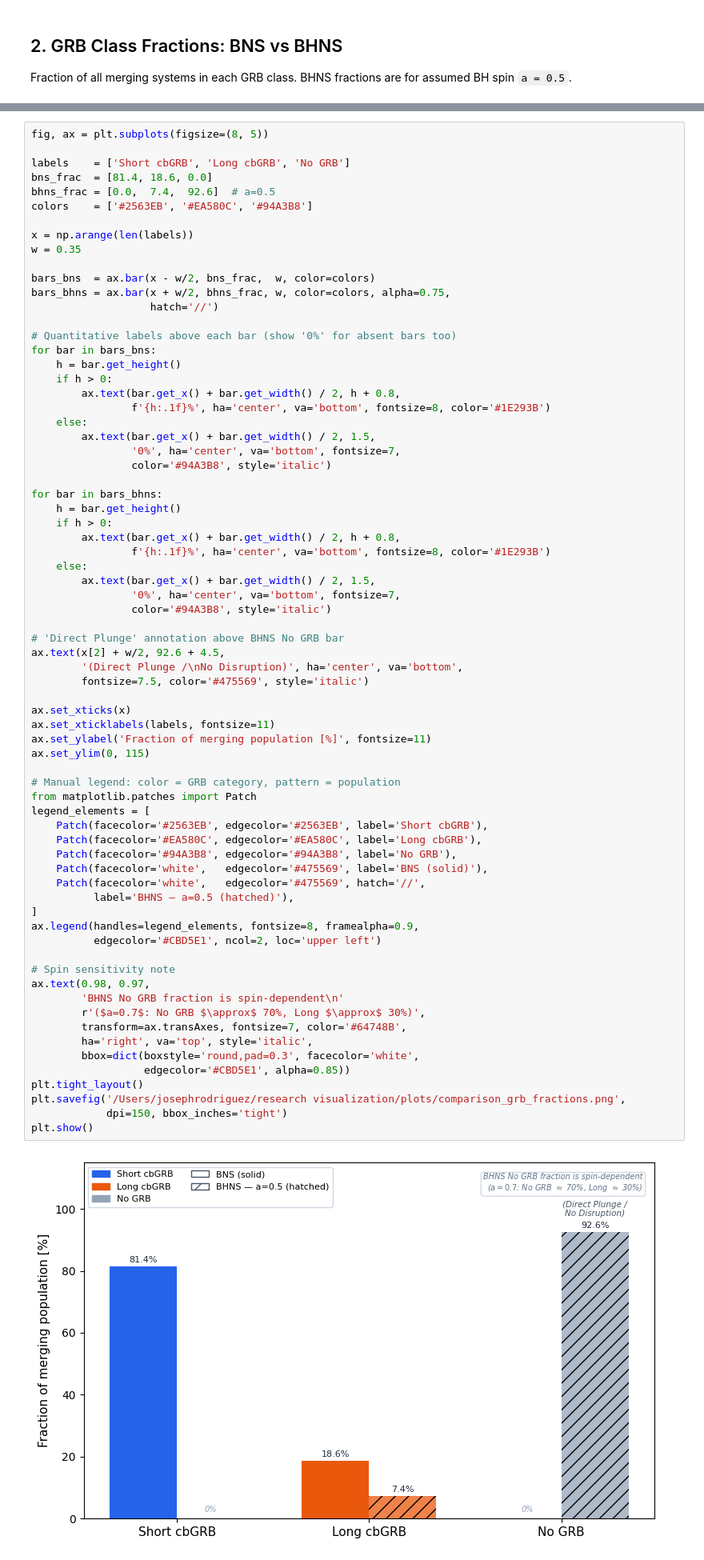
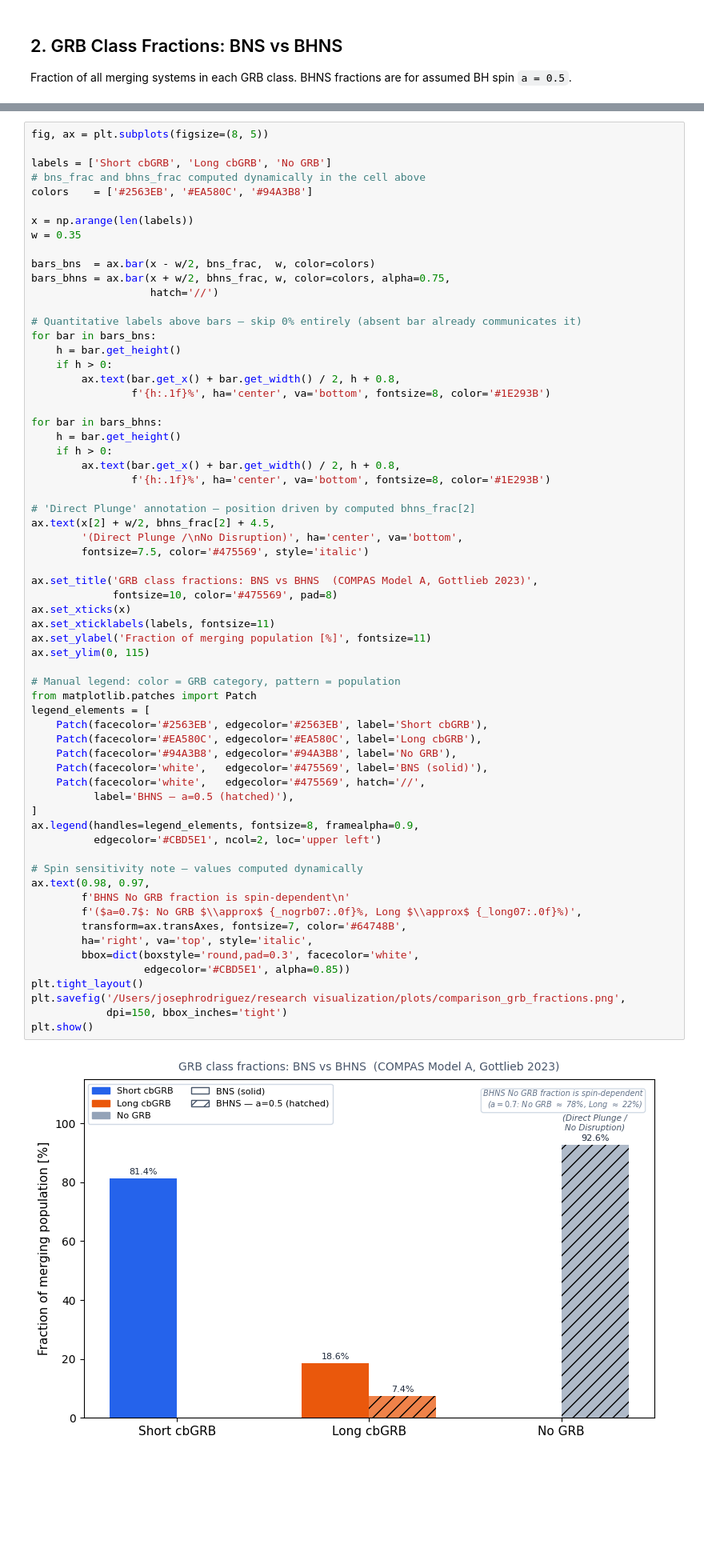
Before and after one commit to jorodgrz/GRBproject, a Jupyter notebook: GRB_comparsion.ipynb, the cells around one changed output, grey strips where cells are left out. Shown at 80% size. Saved outputs shown, nothing was run; the diff lists cells and outputs as text; blank space fills up the shorter version.

Commit message:
Add GRB channel fraction, metallicity vs delay time plots; update README

```diff
--- a/GRB_comparsion.ipynb
+++ b/GRB_comparsion.ipynb
@@ -42,9 +117,8 @@ Fraction of all merging systems in each GRB class. BHNS fractions are for assume
 # %%
 fig, ax = plt.subplots(figsize=(8, 5))
 
-labels    = ['Short cbGRB', 'Long cbGRB', 'No GRB']
-bns_frac  = [81.4, 18.6, 0.0]
-bhns_frac = [0.0,  7.4,  92.6]  # a=0.5
+labels = ['Short cbGRB', 'Long cbGRB', 'No GRB']
+# bns_frac and bhns_frac computed dynamically in the cell above
 colors    = ['#2563EB', '#EA580C', '#94A3B8']
 
 x = np.arange(len(labels))
@@ -54,64 +128,58 @@ bars_bns  = ax.bar(x - w/2, bns_frac,  w, color=colors)
 bars_bhns = ax.bar(x + w/2, bhns_frac, w, color=colors, alpha=0.75,
                    hatch='//')
 
-# Quantitative labels above each bar (show '0%' for absent bars too)
+# Quantitative labels above bars — skip 0% entirely (absent bar already communicates it)
 for bar in bars_bns:
     h = bar.get_height()
     if h > 0:
         ax.text(bar.get_x() + bar.get_width() / 2, h + 0.8,
                 f'{h:.1f}%', ha='center', va='bottom', fontsize=8, color='#1E293B')
-    else:
-        ax.text(bar.get_x() + bar.get_width() / 2, 1.5,
-                '0%', ha='center', va='bottom', fontsize=7,
-                color='#94A3B8', style='italic')
 
 for bar in bars_bhns:
     h = bar.get_height()
     if h > 0:
         ax.text(bar.get_x() + bar.get_width() / 2, h + 0.8,
                 f'{h:.1f}%', ha='center', va='bottom', fontsize=8, color='#1E293B')
-    else:
-        ax.text(bar.get_x() + bar.get_width() / 2, 1.5,
-                '0%', ha='center', va='bottom', fontsize=7,
-                color='#94A3B8', style='italic')
 
-# 'Direct Plunge' annotation above BHNS No GRB bar
-ax.text(x[2] + w/2, 92.6 + 4.5,
+# 'Direct Plunge' annotation — position driven by computed bhns_frac[2]
+ax.text(x[2] + w/2, bhns_frac[2] + 4.5,
         '(Direct Plunge /\nNo Disruption)', ha='center', va='bottom',
         fontsize=7.5, color='#475569', style='italic')
 
+ax.set_title('GRB class fractions: BNS vs BHNS  (COMPAS Model A, Gottlieb 2023)',
+             fontsize=10, color='#475569', pad=8)
 ax.set_xticks(x)
 ax.set_xticklabels(labels, fontsize=11)
 ax.set_ylabel('Fraction of merging population [%]', fontsize=11)
 ax.set_ylim(0, 115)
 
 # Manual legend: color = GRB category, pattern = population
 from matplotlib.patches import Patch
 legend_elements = [
     Patch(facecolor='#2563EB', edgecolor='#2563EB', label='Short cbGRB'),
     Patch(facecolor='#EA580C', edgecolor='#EA580C', label='Long cbGRB'),
     Patch(facecolor='#94A3B8', edgecolor='#94A3B8', label='No GRB'),
     Patch(facecolor='white',   edgecolor='#475569', label='BNS (solid)'),
     Patch(facecolor='white',   edgecolor='#475569', hatch='//',
           label='BHNS — a=0.5 (hatched)'),
 ]
 ax.legend(handles=legend_elements, fontsize=8, framealpha=0.9,
           edgecolor='#CBD5E1', ncol=2, loc='upper left')
 
-# Spin sensitivity note
+# Spin sensitivity note — values computed dynamically
 ax.text(0.98, 0.97,
-        'BHNS No GRB fraction is spin-dependent\n'
-        r'($a=0.7$: No GRB $\approx$ 70%, Long $\approx$ 30%)',
+        f'BHNS No GRB fraction is spin-dependent\n'
+        f'($a=0.7$: No GRB $\\approx$ {_nogrb07:.0f}%, Long $\\approx$ {_long07:.0f}%)',
         transform=ax.transAxes, fontsize=7, color='#64748B',
         ha='right', va='top', style='italic',
         bbox=dict(boxstyle='round,pad=0.3', facecolor='white',
                   edgecolor='#CBD5E1', alpha=0.85))
 plt.tight_layout()
 plt.savefig('/Users/josephrodriguez/research visualization/plots/comparison_grb_fractions.png',
             dpi=150, bbox_inches='tight')
 plt.show()
 # %% [output]
-[figure, old version]
+[figure, new version]
 # %% [markdown]
 ## 3. Formation Efficiency vs Metallicity
 
```
Also changed, not shown: parts of 3 cells of this notebook, 7 other files.
